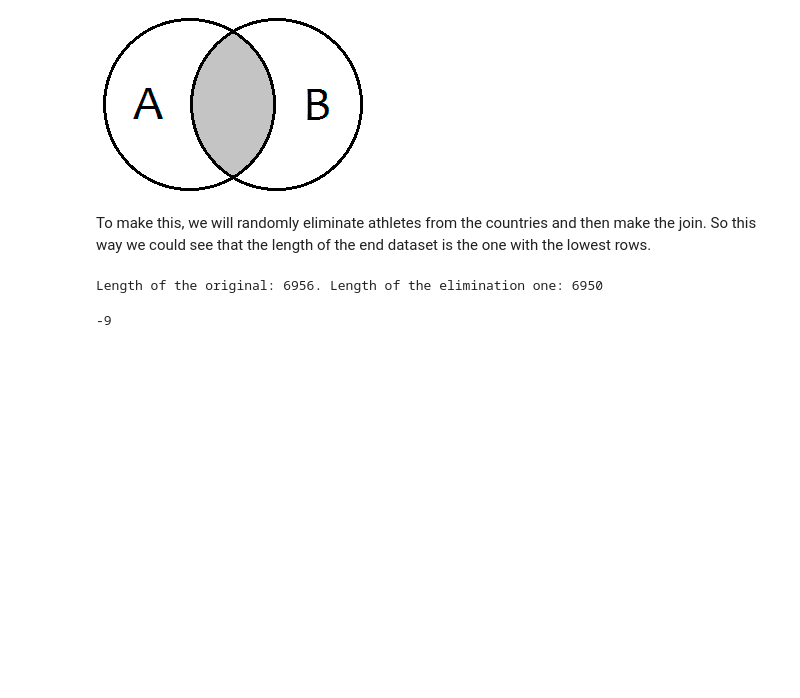
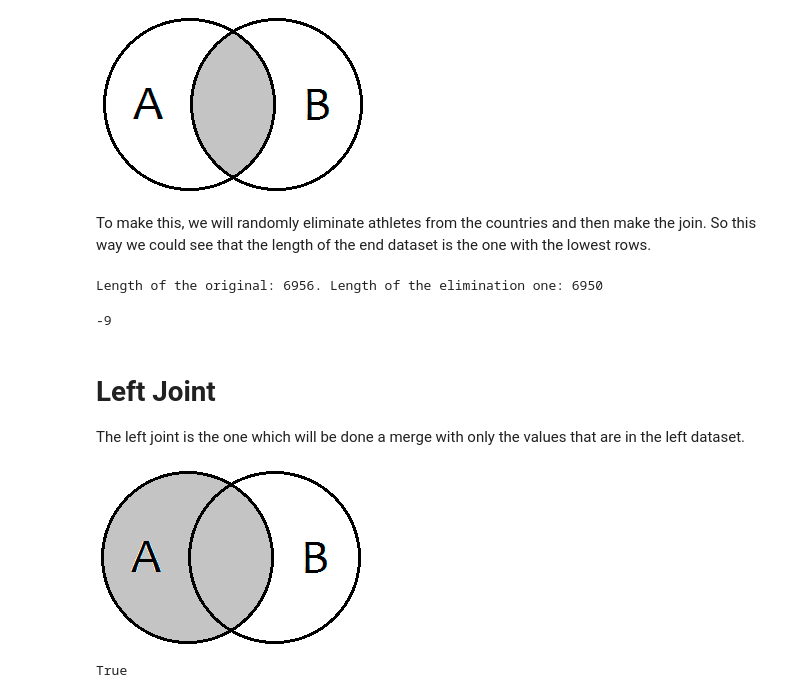
Before and after one commit to nil-andreu/machinelearningcourse, a Jupyter notebook: T1.9. - Data Cleaning; Joining Datasets.ipynb, the cells around one changed output. Cells and saved outputs as stored; diff of their text form; code cells hidden in the pictures; blank space fills up the shorter version.

Commit message:
The left join

```diff
--- a/T1.9. - Data Cleaning; Joining Datasets.ipynb
+++ b/T1.9. - Data Cleaning; Joining Datasets.ipynb
@@ -205,3 +205,17 @@ merged_inner = pd.merge(left=data, right=countries_out, how="inner", left_on="At
 len(merged_inner)-len(data)
 # %% [output]
 -9
+# %% [markdown]
+# Left Joint
+
+The left joint is the one which will be done a merge with only the values that are in the left dataset.
+# %%
+Image("resources/left-join.png")
+# %% [output]
+[figure, added]
+# %%
+#We will use the same datasets as before, but we will see that the new merged data has the same length as the A
+merged_left = pd.merge(left=data, right=countries_out, how="left", left_on="Athlete", right_on="Athlete")
+len(merged_left) == len(data)
+# %% [output]
+True
```
